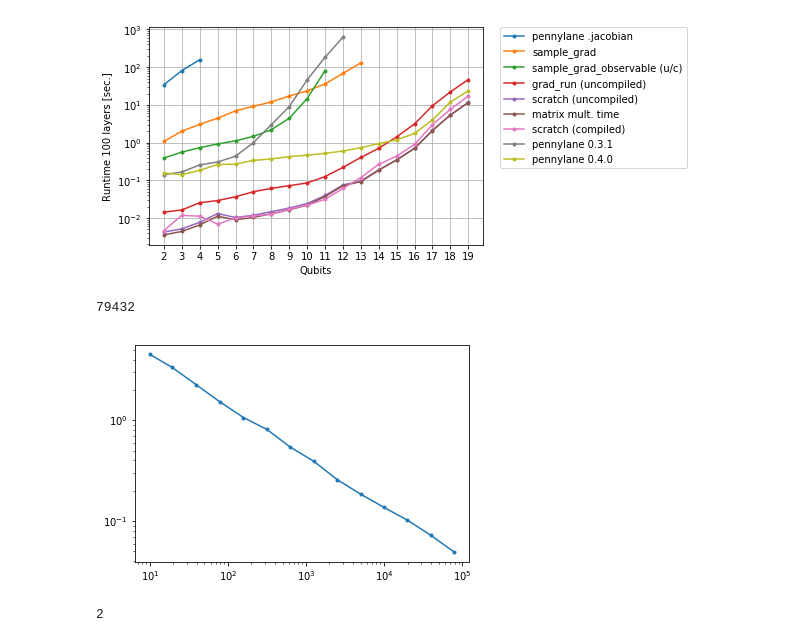
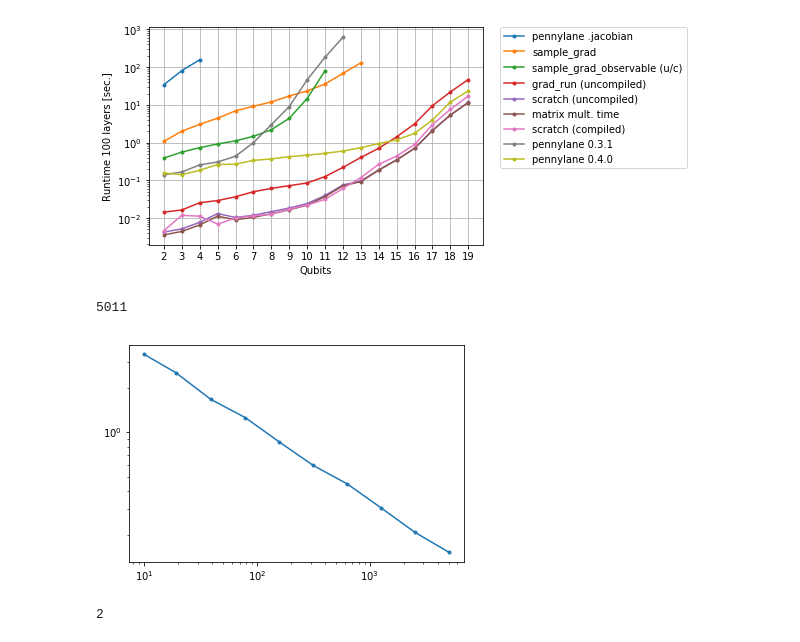
Before and after one commit to frederikwilde/qradient, a Jupyter notebook: tutorials/timings/_sandbox.ipynb, the cells around one changed output. Drawn from its saved outputs; the diff is of its cells as text; code cells hidden in the pictures.

```diff
--- a/tutorials/timings/_sandbox.ipynb
+++ b/tutorials/timings/_sandbox.ipynb
@@ -109,20 +115,25 @@ plt.show()
 # %% [output]
 [figure]
 # %%
+qnum, lnum = 5, 50
+zz = np.full([qnum, qnum], None)
+zz[0, 1] = 1.
+observable = {'zz': zz}
+crct = qradient.circuit_logic.McClean(qnum, observable, lnum)
 # check that sample_grad recovers the gradient
-shots = (10**np.arange(1, 5, .3)).astype('int')
+shots = (10**np.arange(1, 4, .3)).astype('int')
 diffs = []
 for s in shots:
     print(s, end='\r'); sys.stdout.flush()
     _, g1 = crct.grad_run()
     _, g2 = crct.sample_grad_observable(shot_num=s, hide_progbar=True)
     diffs.append(np.linalg.norm(g1.flatten() - g2.flatten()))
 plt.plot(shots, diffs, '.-')
 plt.loglog()
 plt.show()
 # %% [output]
-79432
+5011
-[figure, old version]
+[figure, new version]
 # %%
 variances = []
 var_mins = []
```
Also changed, not shown: parts of 2 cells of this notebook, 3 other files.
